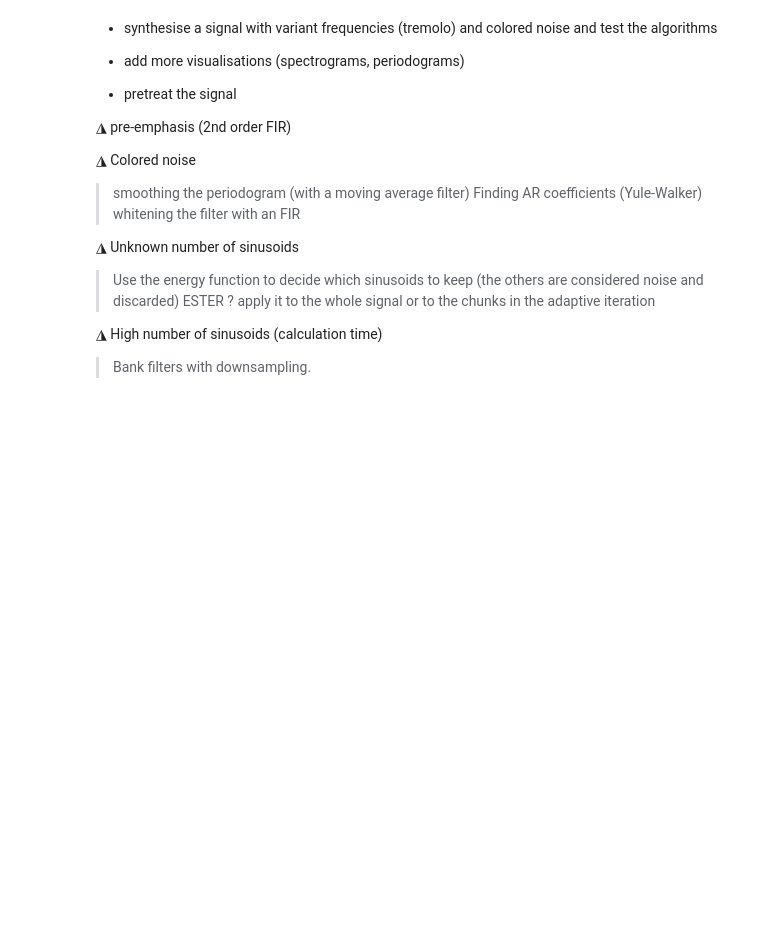
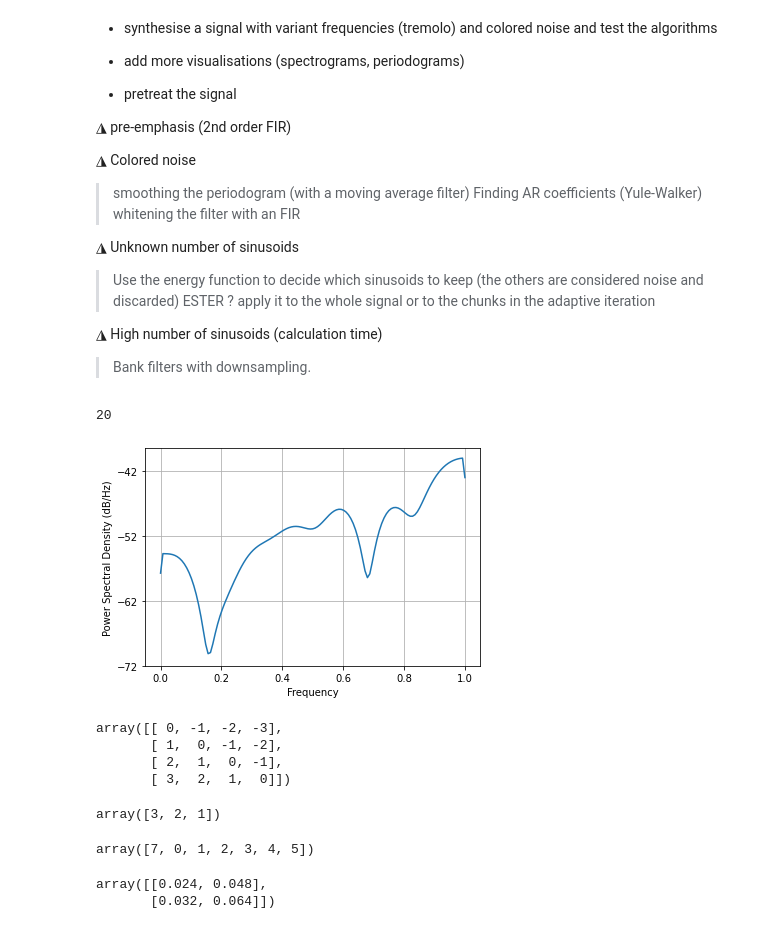
Before and after one commit to piptouque/atiam_pam_hrparam, a Jupyter notebook: source/ESPRIT-Roy.ipynb, the cells around one changed output. Drawn from its saved outputs; the diff is of its cells as text; code cells hidden in the pictures; blank space fills up the shorter version.

```diff
--- a/source/ESPRIT-Roy.ipynb
+++ b/source/ESPRIT-Roy.ipynb
@@ -256,3 +271,40 @@ def whiten(signal : np.ndarray, smooth_order : int): ### add input
 
 ◮ High number of sinusoids (calculation time)
 > Bank filters with downsampling.
+# %%
+signalo = np.random.rand(20) - np.random.rand(20)
+
+PSD_signal = plt.psd(signalo) # should we add more input such as sampling frequency ??
+
+
+b = (np.ones(5))/5 # numerator co-effs of the filter's transfer function
+a = np.ones(1)  #denominator co-eff of the filter's transfer function
+PSD_noise = signal.lfilter(b, a, PSD_signal)
+
+AC = np.fft.ifft(PSD_noise, 17)
+len(AC[1])
+# %% [output]
+20
+[figure, added]
+# %%
+toeplitz([0,1,2,3],[0,-1,-2,-3])
+# %% [output]
+array([[ 0, -1, -2, -3],
+       [ 1,  0, -1, -2],
+       [ 2,  1,  0, -1],
+       [ 3,  2,  1,  0]])
+# %%
+np.flip(np.array([1,2,3]))
+# %% [output]
+array([3, 2, 1])
+# %%
+ouou = [0,1,2,3,4,5]
+np.insert(ouou, 0, 7)
+# %% [output]
+array([7, 0, 1, 2, 3, 4, 5])
+# %%
+mati = np.array([[3, 4], [6, 8]])
+pinv(mati)
+# %% [output]
+array([[0.024, 0.048],
+       [0.032, 0.064]])
```
Also changed, not shown: parts of 3 cells of this notebook.
